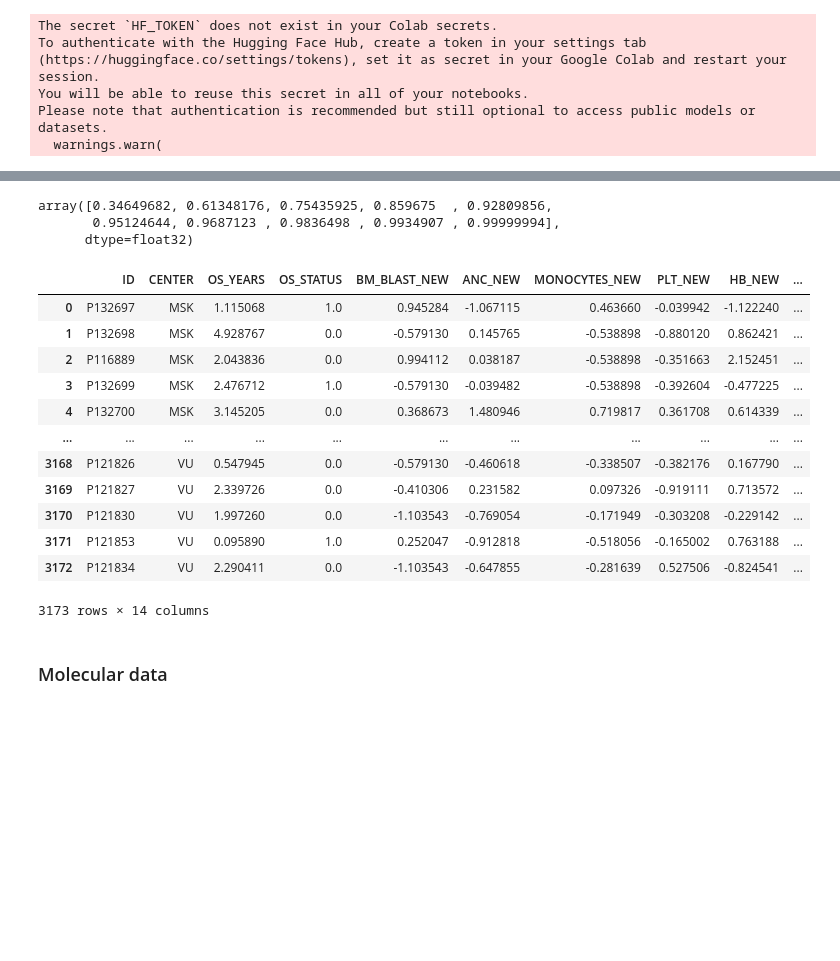
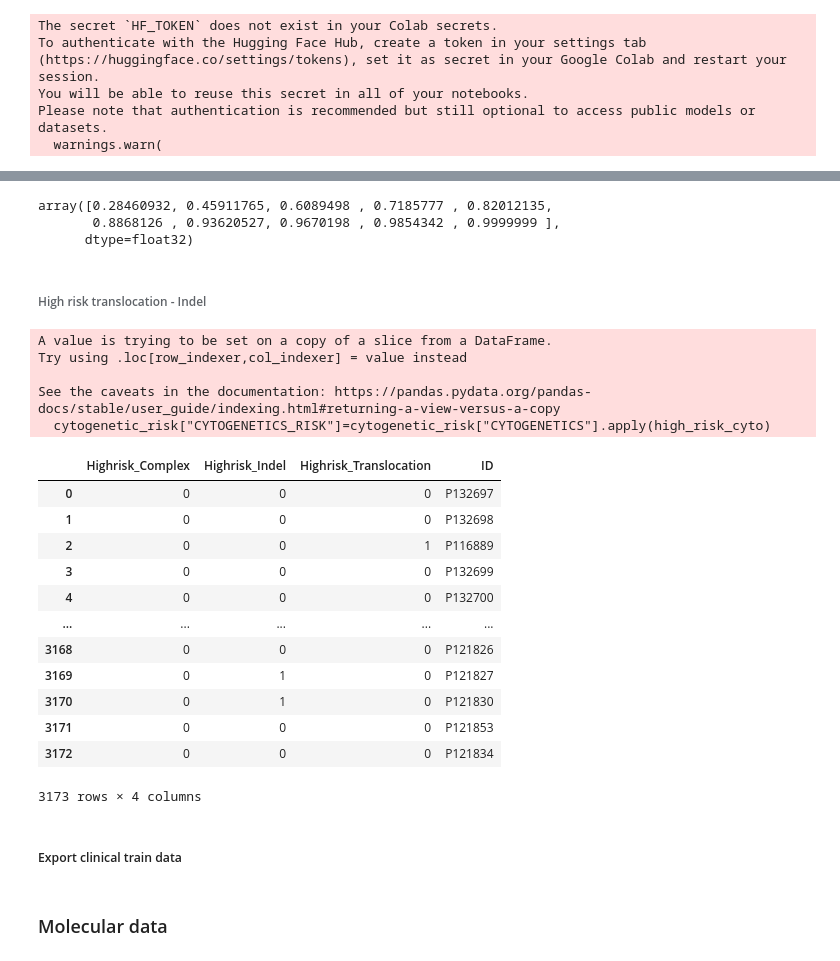
Before and after one commit to oagbohouto86/challenge_qrt, a Jupyter notebook: dm_qrt.ipynb, the cells around one changed output, grey strips where cells are left out. Cells and saved outputs as stored; diff of their text form; code cells hidden in the pictures; blank space fills up the shorter version.

Commit message:
Update cytogenetics processing

```diff
--- a/dm_qrt.ipynb
+++ b/dm_qrt.ipynb
@@ -626,8 +602,8 @@ df_new
 # %% [markdown]
 ##### Features extractions
 # %%
-# @title CYTOGENETICS
-model_name = "michiyasunaga/BioLinkBERT-base"
+# @title Embedding of Cytogenetic using BERT
+model_name = "michiyasunaga/BioLinkBERT-large"
 tokenizer = AutoTokenizer.from_pretrained(model_name)
 model = AutoModel.from_pretrained(model_name)
 clin_train_df["CYTOGENETICS"] = clin_train_df["CYTOGENETICS"].fillna("unknown")
@@ -676,27 +637,11 @@ x_pca=pca.fit_transform(x_scaled)
 x_pca=pd.DataFrame(x_pca[:,0:5]).add_prefix("CYTOGENETIC_PCA_")
 x_pca["ID"]=clin_train_df["ID"].reset_index(drop=True)
 # %% [output]
-array([0.34649682, 0.61348176, 0.75435925, 0.859675  , 0.92809856,
-       0.95124644, 0.9687123 , 0.9836498 , 0.9934907 , 0.99999994],
+array([0.28460932, 0.45911765, 0.6089498 , 0.7185777 , 0.82012135,
+       0.8868126 , 0.93620527, 0.9670198 , 0.9854342 , 0.9999999 ],
       dtype=float32)
 # %%
 cytogenetic=x_pca.copy()
 clin_train_df_new=df_new.merge(right=cytogenetic, on="ID", how="left")
 col_to_remove=["BM_BLAST",	"WBC",	"ANC",	"MONOCYTES",	"HB",	"PLT", "WBC_NEW"]
 clin_train_df_new.drop(columns=col_to_remove, inplace=True)
-# %%
-clin_train_df_new
-# %% [output]
-|  | ID | CENTER | OS_YEARS | OS_STATUS | BM_BLAST_NEW | ANC_NEW | MONOCYTES_NEW | PLT_NEW | HB_NEW | ... |
-| 0 | P132697 | MSK | 1.115068 | 1.0 | 0.945284 | -1.067115 | 0.463660 | -0.039942 | -1.122240 | ... |
-| 1 | P132698 | MSK | 4.928767 | 0.0 | -0.579130 | 0.145765 | -0.538898 | -0.880120 | 0.862421 | ... |
-| 2 | P116889 | MSK | 2.043836 | 0.0 | 0.994112 | 0.038187 | -0.538898 | -0.351663 | 2.152451 | ... |
-| 3 | P132699 | MSK | 2.476712 | 1.0 | -0.579130 | -0.039482 | -0.538898 | -0.392604 | -0.477225 | ... |
-| 4 | P132700 | MSK | 3.145205 | 0.0 | 0.368673 | 1.480946 | 0.719817 | 0.361708 | 0.614339 | ... |
-| ... | ... | ... | ... | ... | ... | ... | ... | ... | ... | ... |
-| 3168 | P121826 | VU | 0.547945 | 0.0 | -0.579130 | -0.460618 | -0.338507 | -0.382176 | 0.167790 | ... |
-| 3169 | P121827 | VU | 2.339726 | 0.0 | -0.410306 | 0.231582 | 0.097326 | -0.919111 | 0.713572 | ... |
-| 3170 | P121830 | VU | 1.997260 | 0.0 | -1.103543 | -0.769054 | -0.171949 | -0.303208 | -0.229142 | ... |
-| 3171 | P121853 | VU | 0.095890 | 1.0 | 0.252047 | -0.912818 | -0.518056 | -0.165002 | 0.763188 | ... |
-| 3172 | P121834 | VU | 2.290411 | 0.0 | -1.103543 | -0.647855 | -0.281639 | 0.527506 | -0.824541 | ... |
-3173 rows × 14 columns
@@ -704,0 +648,54 @@ clin_train_df_new
+# %% [markdown]
+###### High risk translocation - Indel
+# %%
+#@title List of translocation Inversion Deletion implied in leukemya in literrature
+high_risk_list=[
+    # Translocations
+    (r"t\(3;3\)", "Highrisk_Translocation"),    (r"t\(9;11\)", "Highrisk_Translocation"),   (r"inv\(3\)", "Highrisk_Translocation"),
+    (r"t\(6;9\)", "Highrisk_Translocation"),    (r"t\(9;22\)", "Highrisk_Translocation"),   (r"t\(11", "Highrisk_Translocation"),
+    (r"t\(10;11\)", "Highrisk_Translocation"),  (r"t\(4;11\)", "Highrisk_Translocation"),   (r"t\(7;11\)", "Highrisk_Translocation"),
+    # Indels
+    (r"-5", "Highrisk_Indel"),  (r"del\(5\)", "Highrisk_Indel"),
+    (r"-7", "Highrisk_Indel"),  (r"- 7", "Highrisk_Indel"),  (r"del\(7\)", "Highrisk_Indel"),
+    (r"del\(17\)", "Highrisk_Indel"), (r"del\(17p\)", "Highrisk_Indel"),
+    (r"dic\(5;17\)", "Highrisk_Indel"), (r"der\(5;17\)", "Highrisk_Indel"),
+    # Complex
+    (r">3abnormalities", "Highrisk_Complex"), (r"complex", "Highrisk_Complex")
+]
+# %%
+#@title Function to detect high risk cytogenetics
+def high_risk_cyto(cyto_str):
+    if not isinstance(cyto_str, str):
+        return "Not high risk"
+    cyto_lower=cyto_str.lower()
+    found_categories=set()
+    for pattern, category in high_risk_list:
+        if re.search(pattern, cyto_lower):
+            found_categories.add(category)
+    if found_categories:
+        return " ".join(found_categories)
+# %%
+#@title Identify and encode risk
+cytogenetic_risk=clin_train_df[["ID", "CYTOGENETICS"]]
+cytogenetic_risk["CYTOGENETICS_RISK"]=cytogenetic_risk["CYTOGENETICS"].apply(high_risk_cyto)
+cytogenetic_risk=cytogenetic_risk["CYTOGENETICS_RISK"].str.get_dummies(sep=" ").reset_index(drop=True)
+cytogenetic_risk["ID"]=clin_train_df["ID"].reset_index(drop=True)
+# %% [output]
+A value is trying to be set on a copy of a slice from a DataFrame.
+Try using .loc[row_indexer,col_indexer] = value instead
+
+See the caveats in the documentation: https://pandas.pydata.org/pandas-docs/stable/user_guide/indexing.html#returning-a-view-versus-a-copy
+  cytogenetic_risk["CYTOGENETICS_RISK"]=cytogenetic_risk["CYTOGENETICS"].apply(high_risk_cyto)
+|  | Highrisk_Complex | Highrisk_Indel | Highrisk_Translocation | ID |
+| 0 | 0 | 0 | 0 | P132697 |
+| 1 | 0 | 0 | 0 | P132698 |
+| 2 | 0 | 0 | 1 | P116889 |
+| 3 | 0 | 0 | 0 | P132699 |
+| 4 | 0 | 0 | 0 | P132700 |
+| ... | ... | ... | ... | ... |
+| 3168 | 0 | 0 | 0 | P121826 |
+| 3169 | 0 | 1 | 0 | P121827 |
+| 3170 | 0 | 1 | 0 | P121830 |
+| 3171 | 0 | 0 | 0 | P121853 |
+| 3172 | 0 | 0 | 0 | P121834 |
+3173 rows × 4 columns
@@ -704,0 +704,2 @@ clin_train_df_new
+# %% [markdown]
+##### Export clinical train data
```
Also changed, not shown: parts of 43 cells of this notebook.
